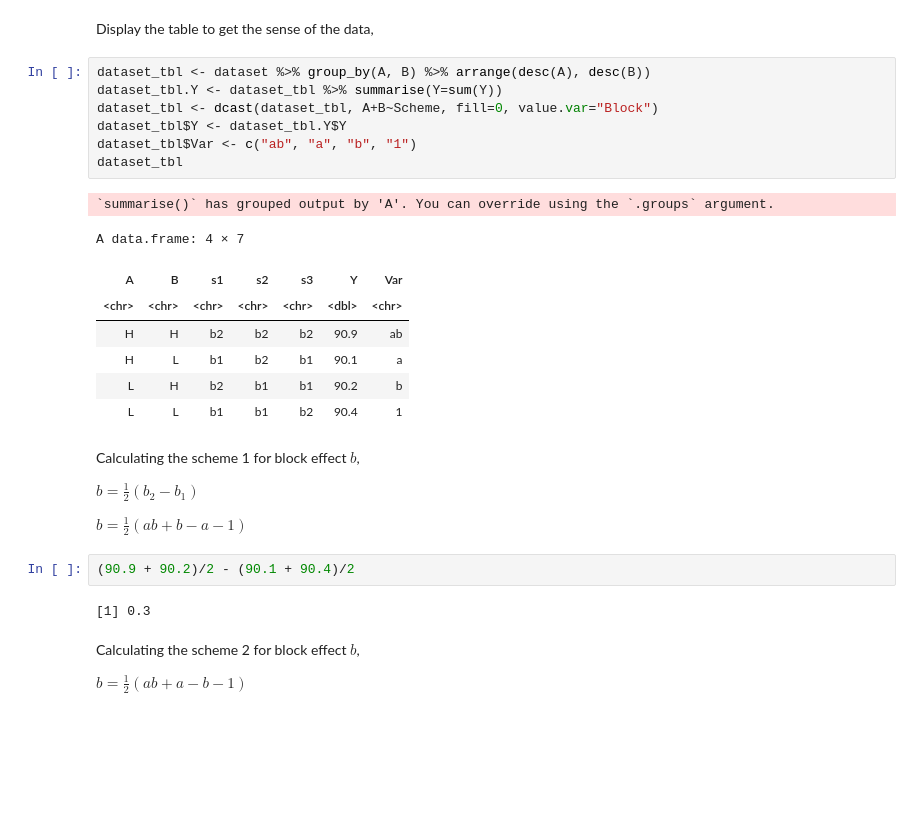
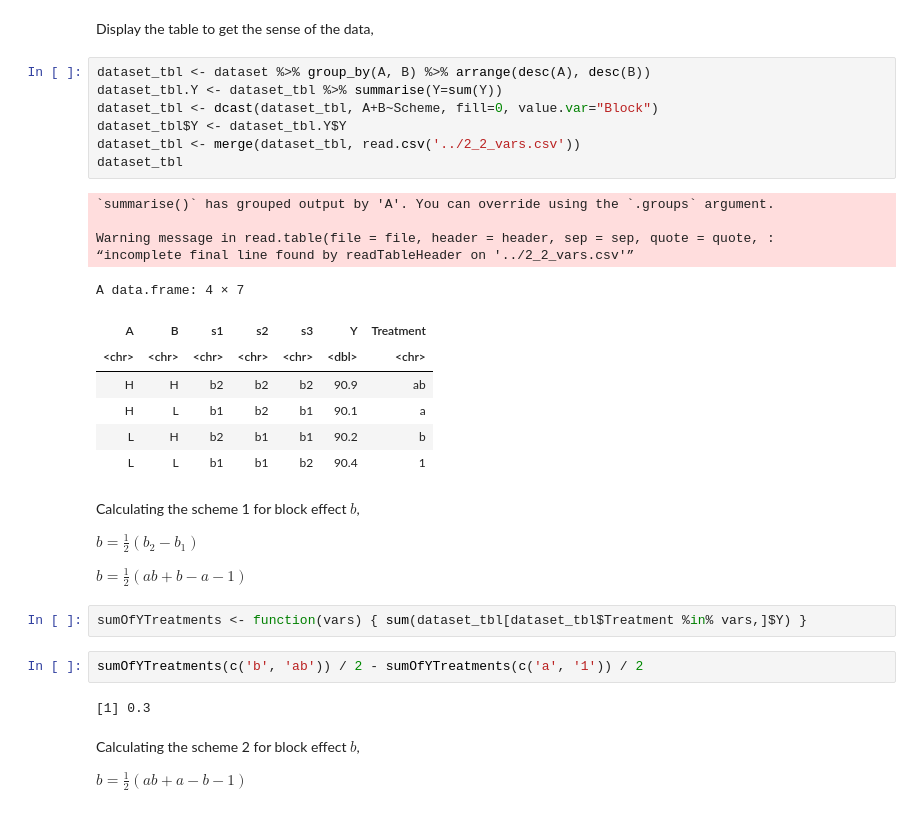
Before and after one commit to oooookk7/experimental-design-statistics, a Jupyter notebook: 06 - Blocking and Confounding in the 2k Factorial Design/notes.ipynb, the cells around one changed output. Saved outputs shown, nothing was run; the diff lists cells and outputs as text; blank space fills up the shorter version.

```diff
--- a/06 - Blocking and Confounding in the 2k Factorial Design/notes.ipynb
+++ b/06 - Blocking and Confounding in the 2k Factorial Design/notes.ipynb
@@ -104,14 +107,17 @@ Display the table to get the sense of the data,
 # %%
 dataset_tbl <- dataset %>% group_by(A, B) %>% arrange(desc(A), desc(B))
 dataset_tbl.Y <- dataset_tbl %>% summarise(Y=sum(Y))
 dataset_tbl <- dcast(dataset_tbl, A+B~Scheme, fill=0, value.var="Block")
 dataset_tbl$Y <- dataset_tbl.Y$Y
-dataset_tbl$Var <- c("ab", "a", "b", "1")
+dataset_tbl <- merge(dataset_tbl, read.csv('../2_2_vars.csv'))
 dataset_tbl
 # %% [output]
 `summarise()` has grouped output by 'A'. You can override using the `.groups` argument.
+
+Warning message in read.table(file = file, header = header, sep = sep, quote = quote, :
+“incomplete final line found by readTableHeader on '../2_2_vars.csv'”
 A data.frame: 4 × 7
-| A | B | s1 | s2 | s3 | Y | Var |
+| A | B | s1 | s2 | s3 | Y | Treatment |
 | <chr> | <chr> | <chr> | <chr> | <chr> | <dbl> | <chr> |
 | H | H | b2 | b2 | b2 | 90.9 | ab |
 | H | L | b1 | b2 | b1 | 90.1 | a |
@@ -123,10 +129,12 @@ Calculating the scheme 1 for block effect $b$,
 $b = \frac{1}{2}(b_2 - b_1)$
 
 $b = \frac{1}{2}(ab + b - a - 1)$
-# %%
-(90.9 + 90.2)/2 - (90.1 + 90.4)/2
-# %% [output]
-[1] 0.3
+# %%
+sumOfYTreatments <- function(vars) { sum(dataset_tbl[dataset_tbl$Treatment %in% vars,]$Y) }
+# %%
+sumOfYTreatments(c('b', 'ab')) / 2 - sumOfYTreatments(c('a', '1')) / 2
+# %% [output]
+[1] 0.3
 # %% [markdown]
 Calculating the scheme 2 for block effect $b$,
 
```
Also changed, not shown: parts of 12 cells of this notebook, 1 other file.
